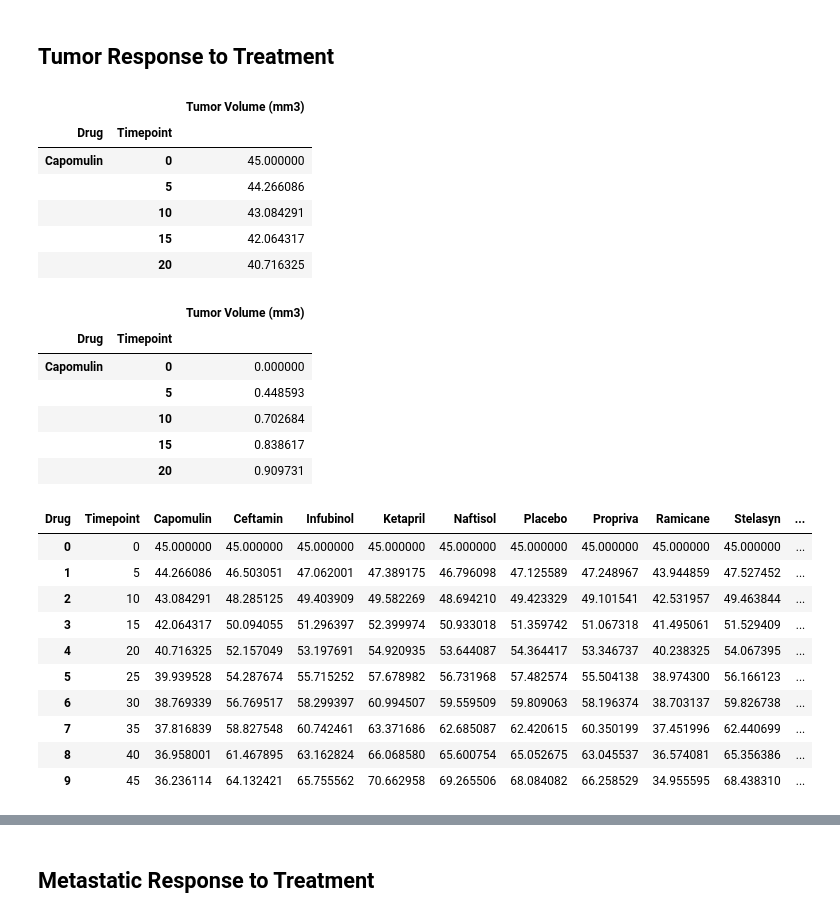
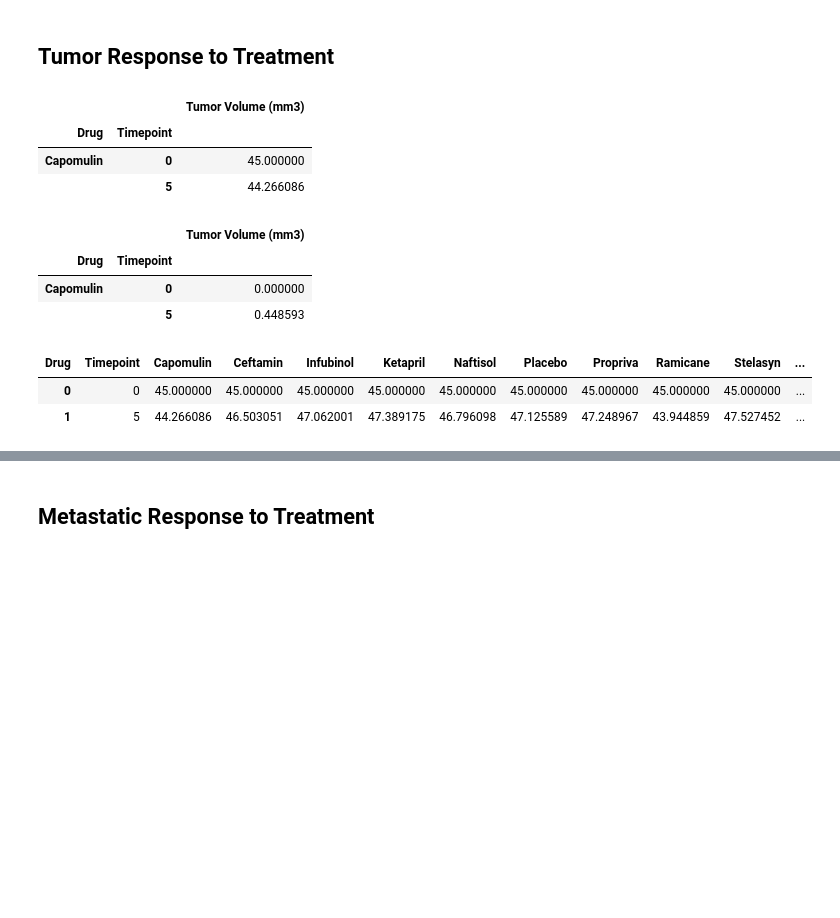
Before and after one commit to Yashwinie/bootcampspot-homework, a Jupyter notebook: mathplotlib-challenge/Pymaceuticals/Pymaceuticals_YSS.ipynb, the cells around one changed output, grey strips where cells are left out. Drawn from its saved outputs; the diff is of its cells as text; code cells hidden in the pictures; blank space fills up the shorter version.

```diff
--- a/mathplotlib-challenge/Pymaceuticals/Pymaceuticals_YSS.ipynb
+++ b/mathplotlib-challenge/Pymaceuticals/Pymaceuticals_YSS.ipynb
@@ -38,54 +39,40 @@ meantumorvolume_grouped = pd.DataFrame(mouseclinicaldata_df.groupby(['Drug', 'Ti
                                        ['Tumor Volume (mm3)'])
 
 # Preview DataFrame
-meantumorvolume_grouped.head()
+meantumorvolume_grouped.head(2)
 # %% [output]
 |  |  | Tumor Volume (mm3) |
 | Drug | Timepoint |  |
 | Capomulin | 0 | 45.000000 |
 |  | 5 | 44.266086 |
-|  | 10 | 43.084291 |
-|  | 15 | 42.064317 |
-|  | 20 | 40.716325 |
 # %%
-# Store the Standard Error of Tumor Volumes Grouped by Drug and Timepoint
+# Store the Standard Error of Tumor Volumes Grouped by Drug and Timepoint and convert to dataframe
 semtumorvolume_grouped = pd.DataFrame(mouseclinicaldata_df.groupby(['Drug', 'Timepoint']).sem()
                                        ['Tumor Volume (mm3)'])
 
 # Preview DataFrame
-semtumorvolume_grouped.head()
+semtumorvolume_grouped.head(2)
 # %% [output]
 |  |  | Tumor Volume (mm3) |
 | Drug | Timepoint |  |
 | Capomulin | 0 | 0.000000 |
 |  | 5 | 0.448593 |
-|  | 10 | 0.702684 |
-|  | 15 | 0.838617 |
-|  | 20 | 0.909731 |
 # %%
 # Minor Data Munging to Re-Format the Data Frames
-#Dropping the 'Tumor Volume (mm3)' to have drugs as columns and timepoints as index
-#turning the drug columns into separate columns
+
+#turning the drug column into separate columns
 meantumorvolume_grouped_reformat = meantumorvolume_grouped.unstack('Drug')
 #removing "Tumor Volume (mm3) as top level for cleaner more workable layout
 meantumorvolume_grouped_reformat.columns = meantumorvolume_grouped_reformat.columns.droplevel()
 #make Timepoint a column so that I can work with it in a plot
 final_mean_tvolume = meantumorvolume_grouped_reformat.reset_index(level='Timepoint')
 
 ##preview to confirm data frame is reformatted
-final_mean_tvolume
+final_mean_tvolume.head(2)
 # %% [output]
 | Drug | Timepoint | Capomulin | Ceftamin | Infubinol | Ketapril | Naftisol | Placebo | Propriva | Ramicane | Stelasyn | ... |
 | 0 | 0 | 45.000000 | 45.000000 | 45.000000 | 45.000000 | 45.000000 | 45.000000 | 45.000000 | 45.000000 | 45.000000 | ... |
 | 1 | 5 | 44.266086 | 46.503051 | 47.062001 | 47.389175 | 46.796098 | 47.125589 | 47.248967 | 43.944859 | 47.527452 | ... |
-| 2 | 10 | 43.084291 | 48.285125 | 49.403909 | 49.582269 | 48.694210 | 49.423329 | 49.101541 | 42.531957 | 49.463844 | ... |
-| 3 | 15 | 42.064317 | 50.094055 | 51.296397 | 52.399974 | 50.933018 | 51.359742 | 51.067318 | 41.495061 | 51.529409 | ... |
-| 4 | 20 | 40.716325 | 52.157049 | 53.197691 | 54.920935 | 53.644087 | 54.364417 | 53.346737 | 40.238325 | 54.067395 | ... |
-| 5 | 25 | 39.939528 | 54.287674 | 55.715252 | 57.678982 | 56.731968 | 57.482574 | 55.504138 | 38.974300 | 56.166123 | ... |
-| 6 | 30 | 38.769339 | 56.769517 | 58.299397 | 60.994507 | 59.559509 | 59.809063 | 58.196374 | 38.703137 | 59.826738 | ... |
-| 7 | 35 | 37.816839 | 58.827548 | 60.742461 | 63.371686 | 62.685087 | 62.420615 | 60.350199 | 37.451996 | 62.440699 | ... |
-| 8 | 40 | 36.958001 | 61.467895 | 63.162824 | 66.068580 | 65.600754 | 65.052675 | 63.045537 | 36.574081 | 65.356386 | ... |
-| 9 | 45 | 36.236114 | 64.132421 | 65.755562 | 70.662958 | 69.265506 | 68.084082 | 66.258529 | 34.955595 | 68.438310 | ... |
 # %%
 #Dropping the 'Tumor Volume (mm3)' to have drugs as columns and timepoints as index
 #this step will give the Standard Error df the same layout as the Mean df
```
Also changed, not shown: parts of 11 cells of this notebook.
